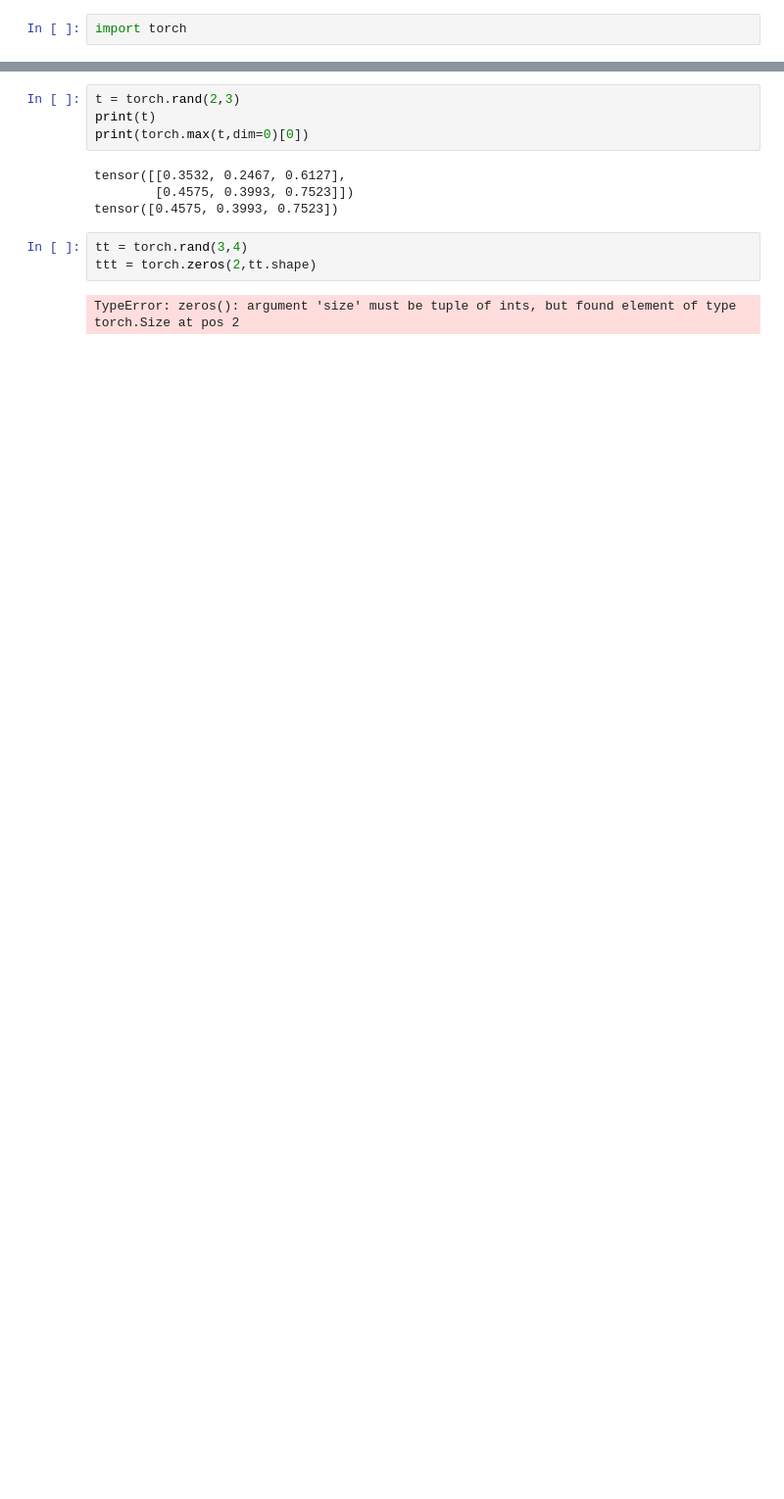
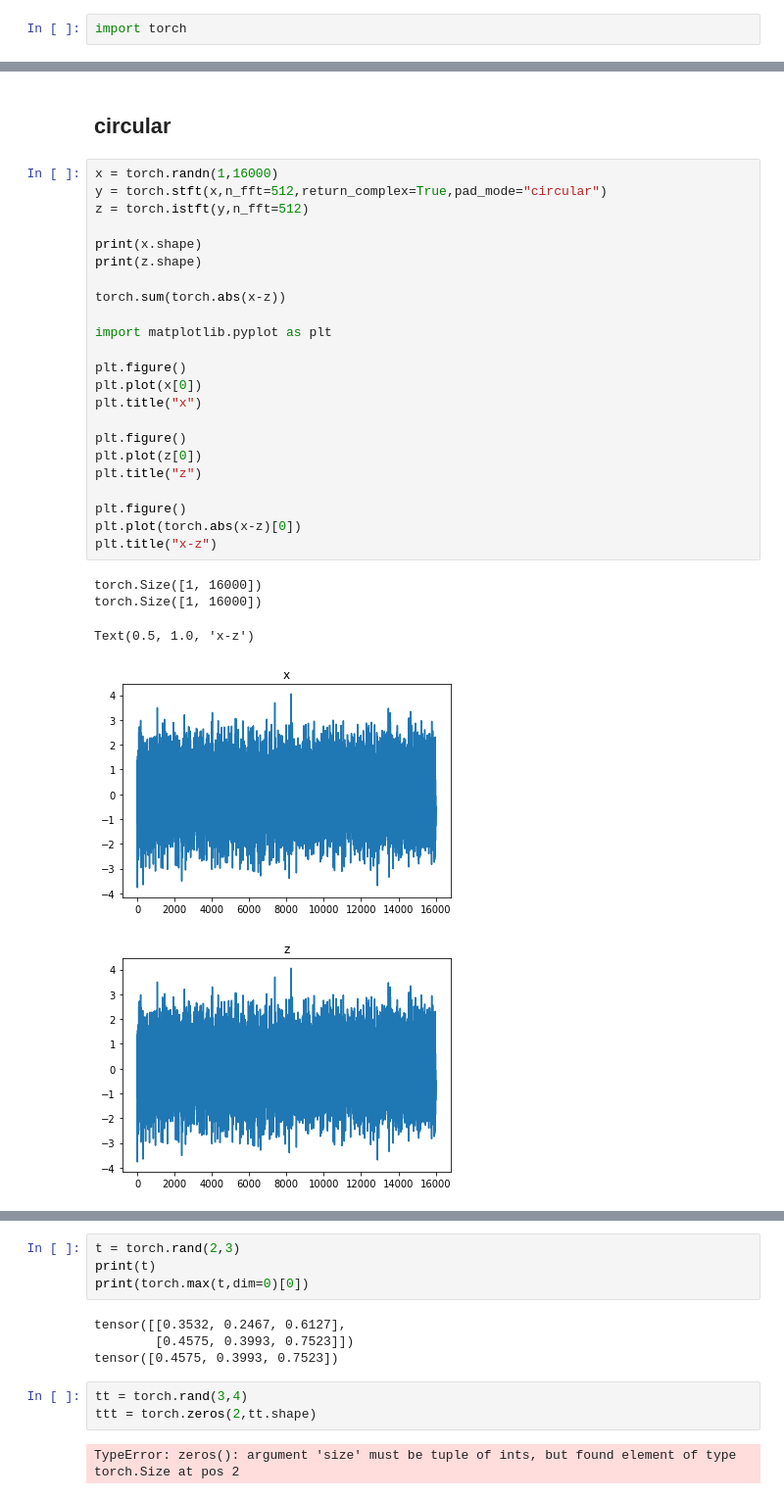
Before and after one commit to kooBH/prac, a Jupyter notebook: torch_stft_istft_matching.ipynb, the cells around one changed output, grey strips where cells are left out. Shown: that part at 98% size. Drawn from its saved outputs; the diff is of its cells as text; blank space fills up the shorter version.

```diff
--- a/torch_stft_istft_matching.ipynb
+++ b/torch_stft_istft_matching.ipynb
@@ -20,0 +21,31 @@ tensor(5.2420e-05)
+# %% [markdown]
+## circular
+# %%
+x = torch.randn(1,16000)
+y = torch.stft(x,n_fft=512,return_complex=True,pad_mode="circular")
+z = torch.istft(y,n_fft=512)
+
+print(x.shape)
+print(z.shape)
+
+torch.sum(torch.abs(x-z))
+
+import matplotlib.pyplot as plt
+
+plt.figure()
+plt.plot(x[0])
+plt.title("x")
+
+plt.figure()
+plt.plot(z[0])
+plt.title("z")
+
+plt.figure()
+plt.plot(torch.abs(x-z)[0])
+plt.title("x-z")
+# %% [output]
+torch.Size([1, 16000])
+torch.Size([1, 16000])
+Text(0.5, 1.0, 'x-z')
+[figure, added]
+[figure, added]
```
Also changed, not shown: parts of 8 cells of this notebook, 37 other files.
